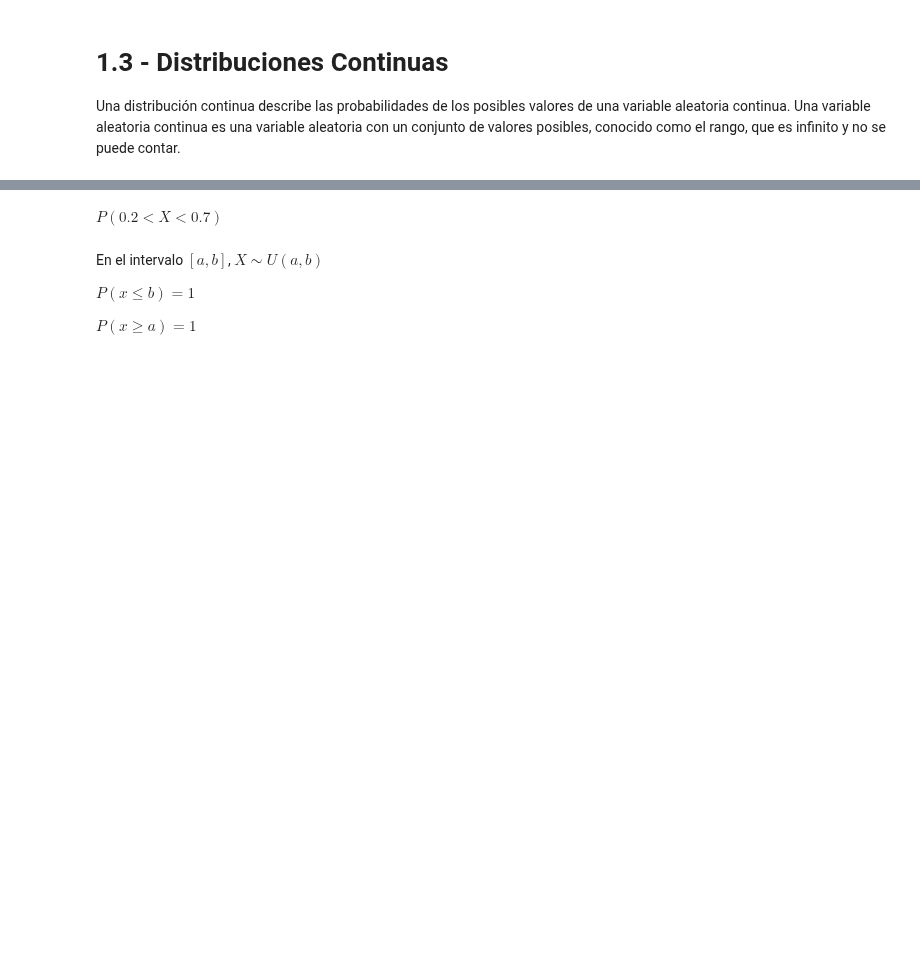
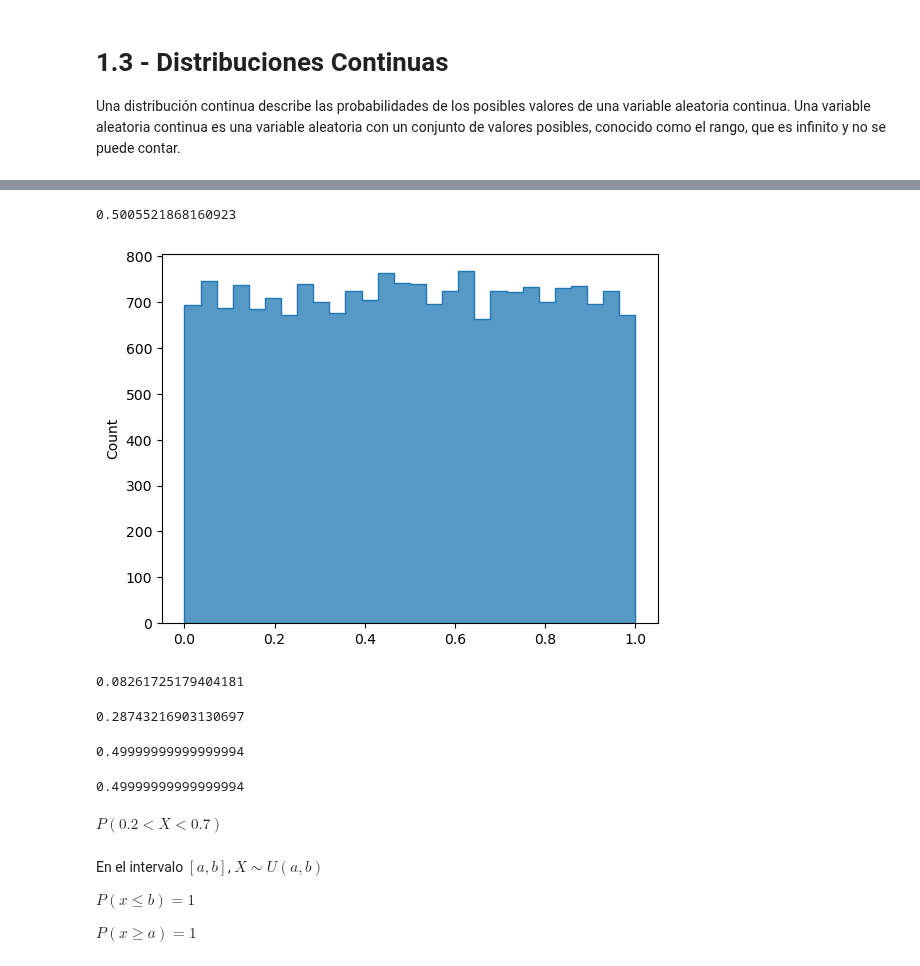
Before and after one commit to Ironhack-Data-Madrid-Julio-2023/apuntes_clase, a Jupyter notebook: semana_6/1.3 - Distribuciones Continuas.ipynb, the cells around one changed output, grey strips where cells are left out. Cells and saved outputs as stored; diff of their text form; code cells hidden in the pictures; blank space fills up the shorter version.

```diff
--- a/semana_6/1.3 - Distribuciones Continuas.ipynb
+++ b/semana_6/1.3 - Distribuciones Continuas.ipynb
@@ -42,3 +70,29 @@ $$\forall c, d \in [0, 1]: P(c < x <= d) = d-c$$
+# %%
+muestra=uniform.rvs(size=20000)
+
+muestra.mean()
+# %% [output]
+0.5005521868160923
+# %%
+sns.histplot(muestra, element='step');
+# %% [output]
+[figure, added]
+# %%
+muestra.var()
+# %% [output]
+0.08261725179404181
+# %%
+muestra.std()
+# %% [output]
+0.28743216903130697
+# %%
+0.7 - 0.2
+# %% [output]
+0.49999999999999994
+# %%
+uniform.cdf(0.7) - uniform.cdf(0.2)
+# %% [output]
+0.49999999999999994
 # %% [markdown]
 $P(0.2 < X < 0.7)$
 # %% [markdown]
```
Also changed, not shown: parts of 32 cells of this notebook.
